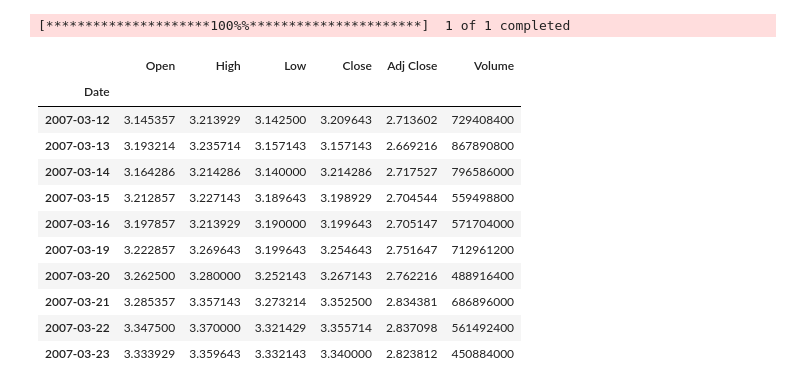
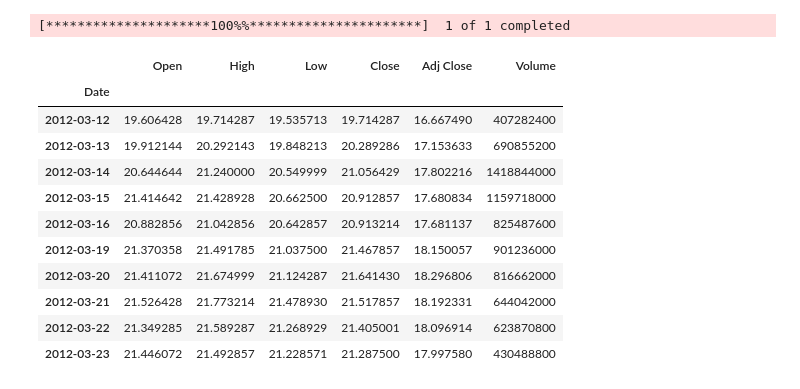
Before and after one commit to bilnazir/stockmarketprediction, a Jupyter notebook: fyp_LSTM_apple.ipynb, the cells around one changed output. Cells and saved outputs as stored; diff of their text form; code cells hidden in the pictures.

```diff
--- a/fyp_LSTM_apple.ipynb
+++ b/fyp_LSTM_apple.ipynb
@@ -1,19 +22,23 @@
 # %%
+import numpy as np
+import matplotlib.pyplot as plt
+import pandas as pd
+import yfinance as yf
+import pandas_ta as ta
 
-import yfinance as yf
-data = yf.download(tickers = 'AAPL', start = '2007-03-11',end = '2022-07-10')
+data = yf.download(tickers = 'AAPL', start = '2012-03-11',end = '2022-07-10')
 data.head(10)
 # %% [output]
 [*********************100%%**********************]  1 of 1 completed
 |  | Open | High | Low | Close | Adj Close | Volume |
 | Date |  |  |  |  |  |  |
-| 2007-03-12 | 3.145357 | 3.213929 | 3.142500 | 3.209643 | 2.713602 | 729408400 |
-| 2007-03-13 | 3.193214 | 3.235714 | 3.157143 | 3.157143 | 2.669216 | 867890800 |
-| 2007-03-14 | 3.164286 | 3.214286 | 3.140000 | 3.214286 | 2.717527 | 796586000 |
-| 2007-03-15 | 3.212857 | 3.227143 | 3.189643 | 3.198929 | 2.704544 | 559498800 |
-| 2007-03-16 | 3.197857 | 3.213929 | 3.190000 | 3.199643 | 2.705147 | 571704000 |
-| 2007-03-19 | 3.222857 | 3.269643 | 3.199643 | 3.254643 | 2.751647 | 712961200 |
-| 2007-03-20 | 3.262500 | 3.280000 | 3.252143 | 3.267143 | 2.762216 | 488916400 |
-| 2007-03-21 | 3.285357 | 3.357143 | 3.273214 | 3.352500 | 2.834381 | 686896000 |
-| 2007-03-22 | 3.347500 | 3.370000 | 3.321429 | 3.355714 | 2.837098 | 561492400 |
-| 2007-03-23 | 3.333929 | 3.359643 | 3.332143 | 3.340000 | 2.823812 | 450884000 |
+| 2012-03-12 | 19.606428 | 19.714287 | 19.535713 | 19.714287 | 16.667490 | 407282400 |
+| 2012-03-13 | 19.912144 | 20.292143 | 19.848213 | 20.289286 | 17.153633 | 690855200 |
+| 2012-03-14 | 20.644644 | 21.240000 | 20.549999 | 21.056429 | 17.802216 | 1418844000 |
+| 2012-03-15 | 21.414642 | 21.428928 | 20.662500 | 20.912857 | 17.680834 | 1159718000 |
+| 2012-03-16 | 20.882856 | 21.042856 | 20.642857 | 20.913214 | 17.681137 | 825487600 |
+| 2012-03-19 | 21.370358 | 21.491785 | 21.037500 | 21.467857 | 18.150057 | 901236000 |
+| 2012-03-20 | 21.411072 | 21.674999 | 21.124287 | 21.641430 | 18.296806 | 816662000 |
+| 2012-03-21 | 21.526428 | 21.773214 | 21.478930 | 21.517857 | 18.192331 | 644042000 |
+| 2012-03-22 | 21.349285 | 21.589287 | 21.268929 | 21.405001 | 18.096914 | 623870800 |
+| 2012-03-23 | 21.446072 | 21.492857 | 21.228571 | 21.287500 | 17.997580 | 430488800 |
```
Also changed, not shown: parts of 15 cells of this notebook.
